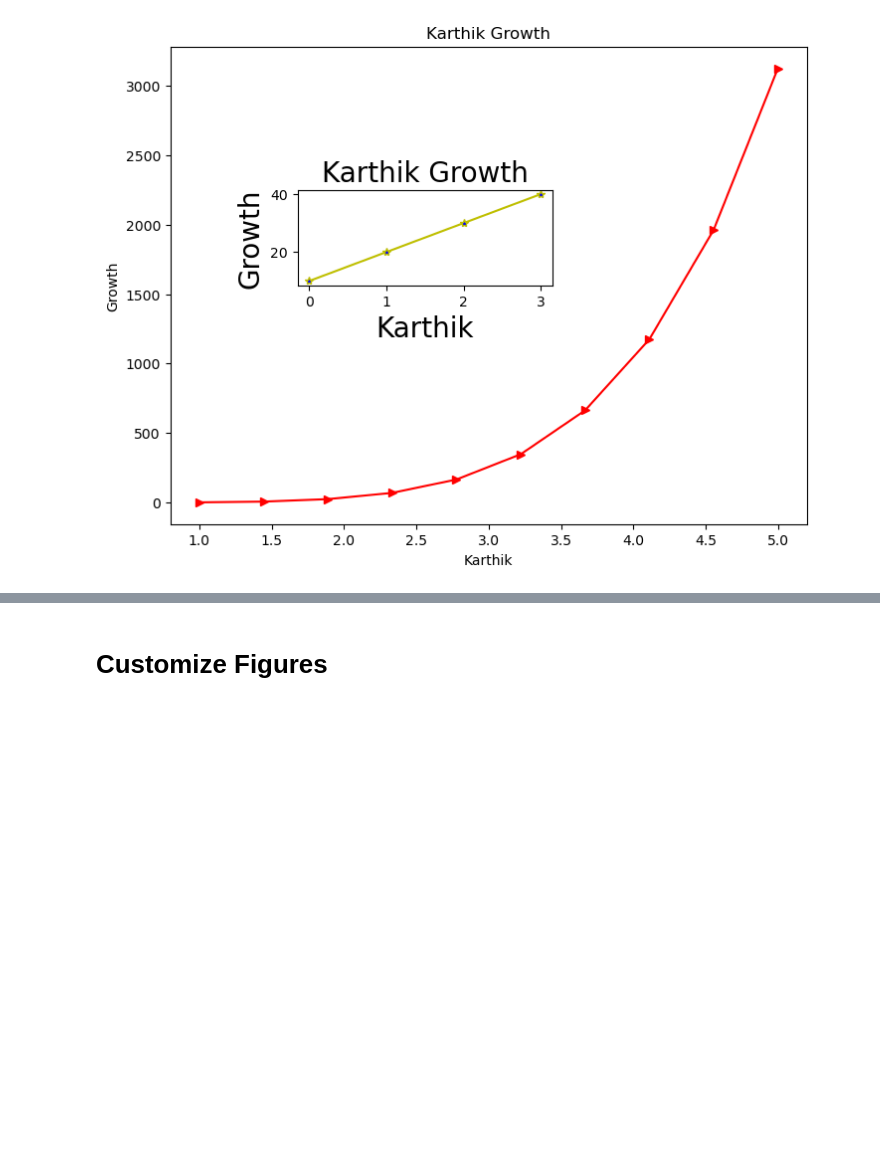
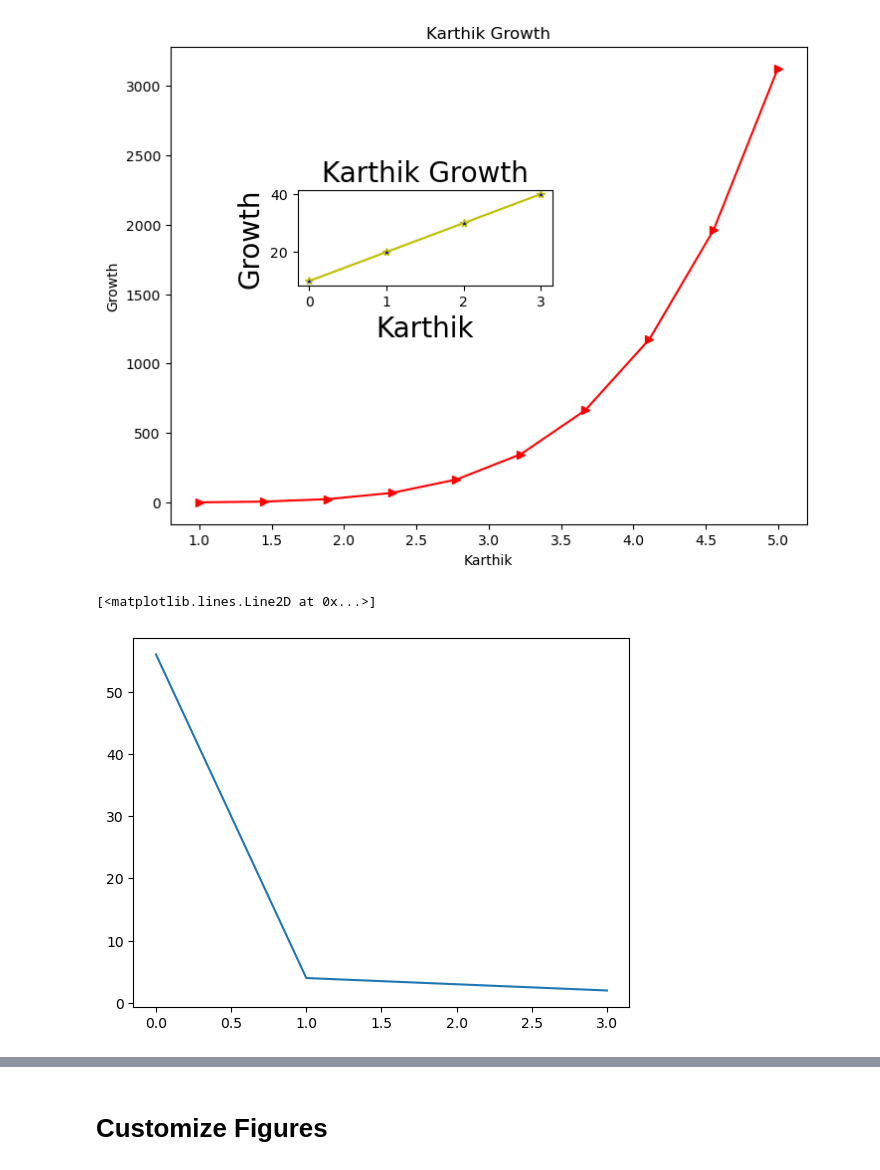
Before and after one commit to Karthik6622/PYTHON, a Jupyter notebook: Matplotlib_Practise_files/Matplotlib_Basic2.ipynb, the cells around one changed output, grey strips where cells are left out. Drawn from its saved outputs; the diff is of its cells as text; code cells hidden in the pictures; blank space fills up the shorter version.

```diff
--- a/Matplotlib_Practise_files/Matplotlib_Basic2.ipynb
+++ b/Matplotlib_Practise_files/Matplotlib_Basic2.ipynb
@@ -135,3 +135,10 @@ ax2.set_title("Karthik Growth",fontsize=20)
 # %% [output]
 Text(0.5, 1.0, 'Karthik Growth')
 [figure]
+# %%
+#subplots-create plot using subplot
+fig,a=plt.subplots()
+a.plot([56,4,3,2])
+# %% [output]
+[<matplotlib.lines.Line2D at 0x...>]
+[figure, added]
```
Also changed, not shown: parts of 14 cells of this notebook, 22 other files.
